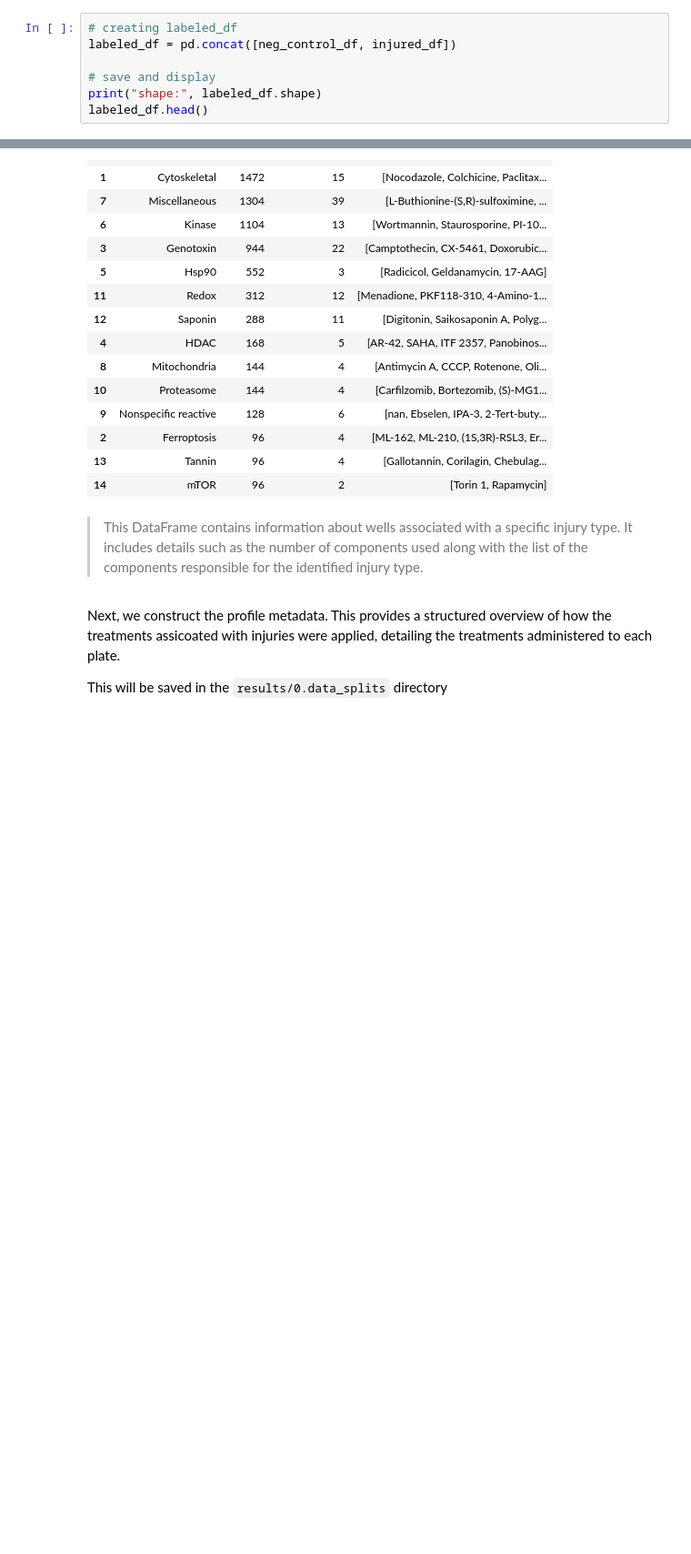
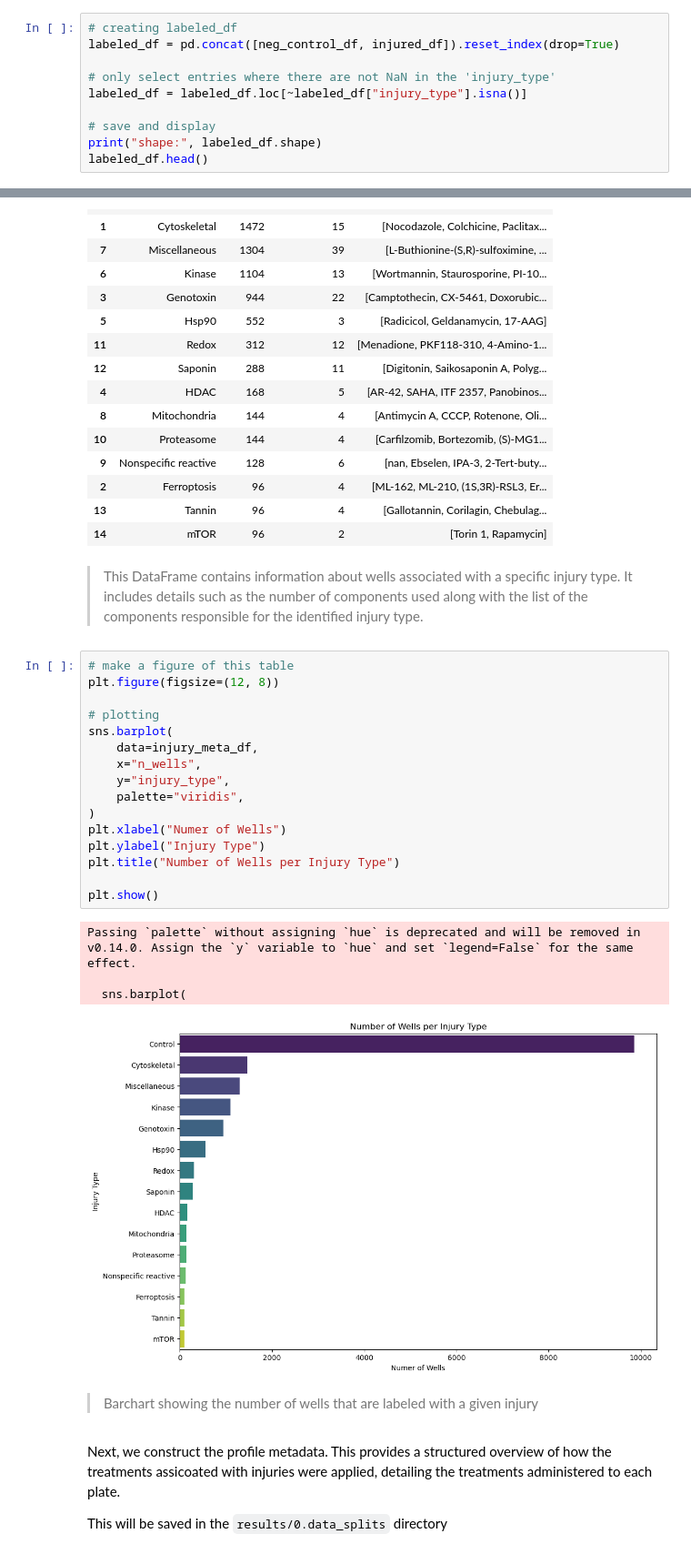
Before and after one commit to WayScience/Cytotoxic-Nuisance-Metadata-Analysis, a Jupyter notebook: notebooks/0.data_splits/data_splits.ipynb, the cells around one changed output, grey strips where cells are left out. Shown at 91% size. Drawn from its saved outputs; the diff is of its cells as text; blank space fills up the shorter version.

Commit message:
added holdout and training and test data

```diff
--- a/notebooks/0.data_splits/data_splits.ipynb
+++ b/notebooks/0.data_splits/data_splits.ipynb
@@ -107,7 +116,10 @@ Shape: (9855, 404)
 Now that our dataset is labeled, the next step is to concatenate them and begin splitting the dataset into training, testing, and holdout sets. Additionally, we'll extract metadata from the labeled data to gain a better understanding of how the treatments and plates were generated in this experiment.
 # %%
 # creating labeled_df
-labeled_df = pd.concat([neg_control_df, injured_df])
+labeled_df = pd.concat([neg_control_df, injured_df]).reset_index(drop=True)
+
+# only select entries where there are not NaN in the 'injury_type'
+labeled_df = labeled_df.loc[~labeled_df["injury_type"].isna()]
 
 # save and display
 print("shape:", labeled_df.shape)
@@ -181,6 +193,29 @@ shape: (15, 4)
 # %% [markdown]
 > This DataFrame contains information about wells associated with a specific injury type.
 > It includes details such as the number of components used along with the list of the components responsible for the identified injury type.
+# %%
+# make a figure of this table
+plt.figure(figsize=(12, 8))
+
+# plotting
+sns.barplot(
+    data=injury_meta_df,
+    x="n_wells",
+    y="injury_type",
+    palette="viridis",
+)
+plt.xlabel("Numer of Wells")
+plt.ylabel("Injury Type")
+plt.title("Number of Wells per Injury Type")
+
+plt.show()
+# %% [output]
+Passing `palette` without assigning `hue` is deprecated and will be removed in v0.14.0. Assign the `y` variable to `hue` and set `legend=False` for the same effect.
+
+  sns.barplot(
+[figure, added]
+# %% [markdown]
+> Barchart showing the number of wells that are labeled with a given injury
 # %% [markdown]
 Next, we construct the profile metadata. This provides a structured overview of how the treatments assicoated with injuries were applied, detailing the treatments administered to each plate.
 
```
Also changed, not shown: parts of 17 cells of this notebook, 10 other files.
